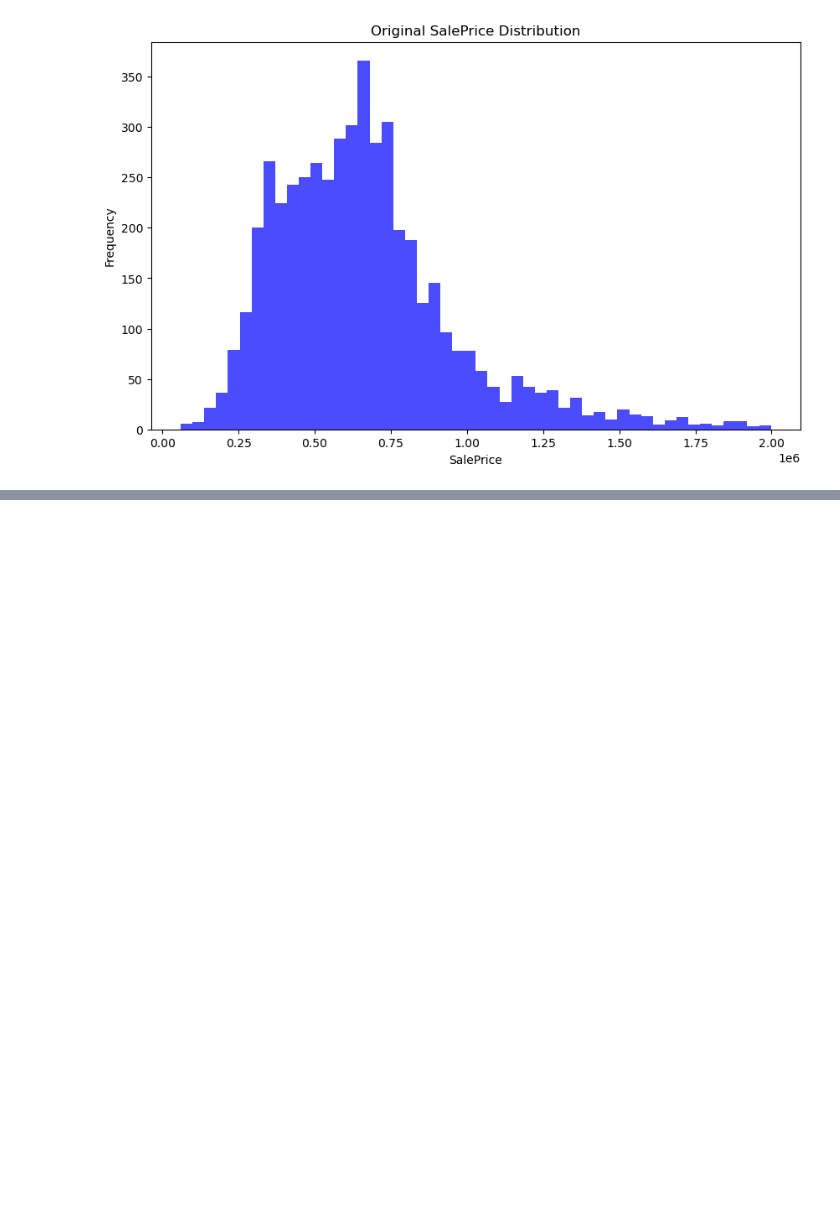
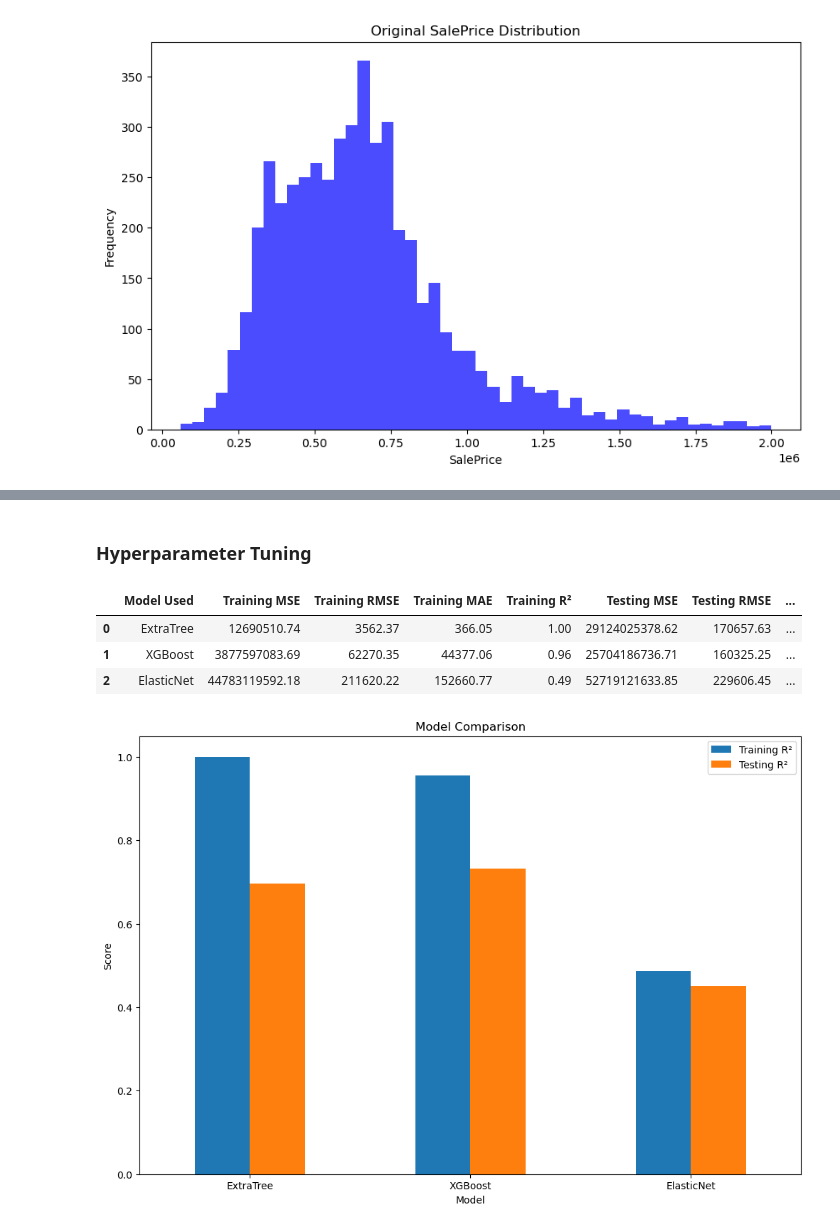
Before and after one commit to shintaronakamura28/Housing_sale_price_prediction, a Jupyter notebook: housing.ipynb, the cells around one changed output, grey strips where cells are left out. Cells and saved outputs as stored; diff of their text form; code cells hidden in the pictures; blank space fills up the shorter version.

Commit message:
finished regression model, hyperparameter tuning and learning curve

```diff
--- a/housing.ipynb
+++ b/housing.ipynb
@@ -370,0 +506,2 @@ KeyboardInterrupt:
+# %% [markdown]
+### Hyperparameter Tuning
@@ -370,0 +515,27 @@ KeyboardInterrupt:
+# %%
+# Define models for tuning
+models = {
+    'ExtraTree': ExtraTreesRegressor(),
+    'XGBoost': XGBRegressor(),
+    'ElasticNet': ElasticNet()
+}
+
+# Define the parameter grid
+param_grid = {
+    'ExtraTree': {
+        'regressor__n_estimators': [100, 200, 300],
+        'regressor__max_depth': [None, 10, 20],
+        'regressor__min_samples_split': [2, 5, 10]
+    },
+
+    'XGBoost': {
+        'regressor__n_estimators': [50, 100, 200],
+        'regressor__learning_rate': [0.01, 0.1, 0.2],
+        'regressor__max_depth': [3, 5, 7]
+    },
+
+    'ElasticNet': {
+        'regressor__alpha': [0.1, 1.0, 10.0],
+        'regressor__l1_ratio': [0.1, 0.5, 0.9]
+    }
+}
@@ -370,0 +590,24 @@ KeyboardInterrupt:
+# %%
+# Train and evaluate the tuned models
+metrics_df, best_models = train_and_evaluate_models(X_train, y_train, X_test, y_test, preprocessor)
+metrics_df
+# %% [output]
+|  | Model Used | Training MSE | Training RMSE | Training MAE | Training R² | Testing MSE | Testing RMSE | ... |
+| 0 | ExtraTree | 12690510.74 | 3562.37 | 366.05 | 1.00 | 29124025378.62 | 170657.63 | ... |
+| 1 | XGBoost | 3877597083.69 | 62270.35 | 44377.06 | 0.96 | 25704186736.71 | 160325.25 | ... |
+| 2 | ElasticNet | 44783119592.18 | 211620.22 | 152660.77 | 0.49 | 52719121633.85 | 229606.45 | ... |
+# %%
+#create a function to displat the evaluation results
+def display_evaluation_results(metrics_df):
+    metrics_df.set_index('Model Used')[['Training R²', 'Testing R²']].plot(kind='bar', figsize=(12,8))
+
+    plt.title('Model Comparison')
+    plt.xlabel('Model')
+    plt.ylabel('Score')
+    plt.xticks(rotation=0)
+    plt.legend(loc='best')
+    plt.show()
+
+display_evaluation_results(metrics_df)
+# %% [output]
+[figure, added]
```
Also changed, not shown: parts of 19 cells of this notebook, 1 other file.
